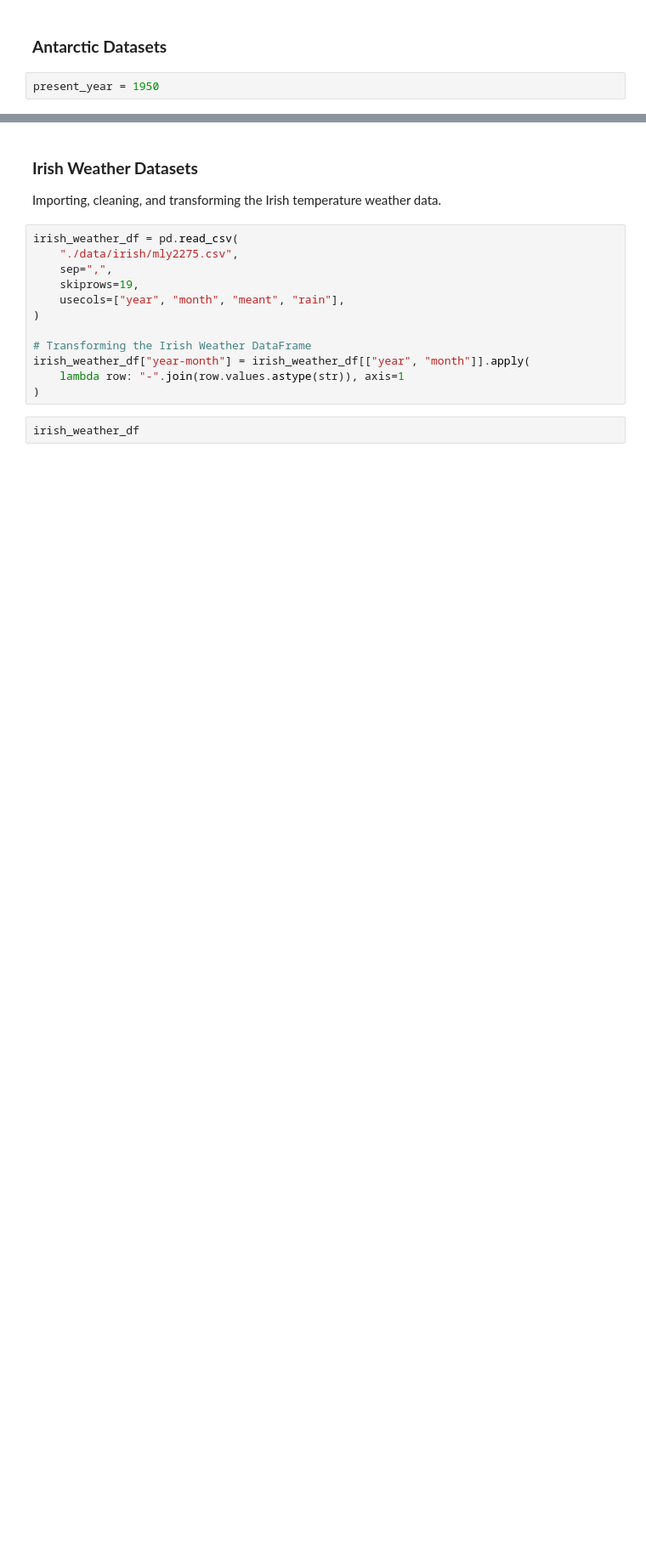
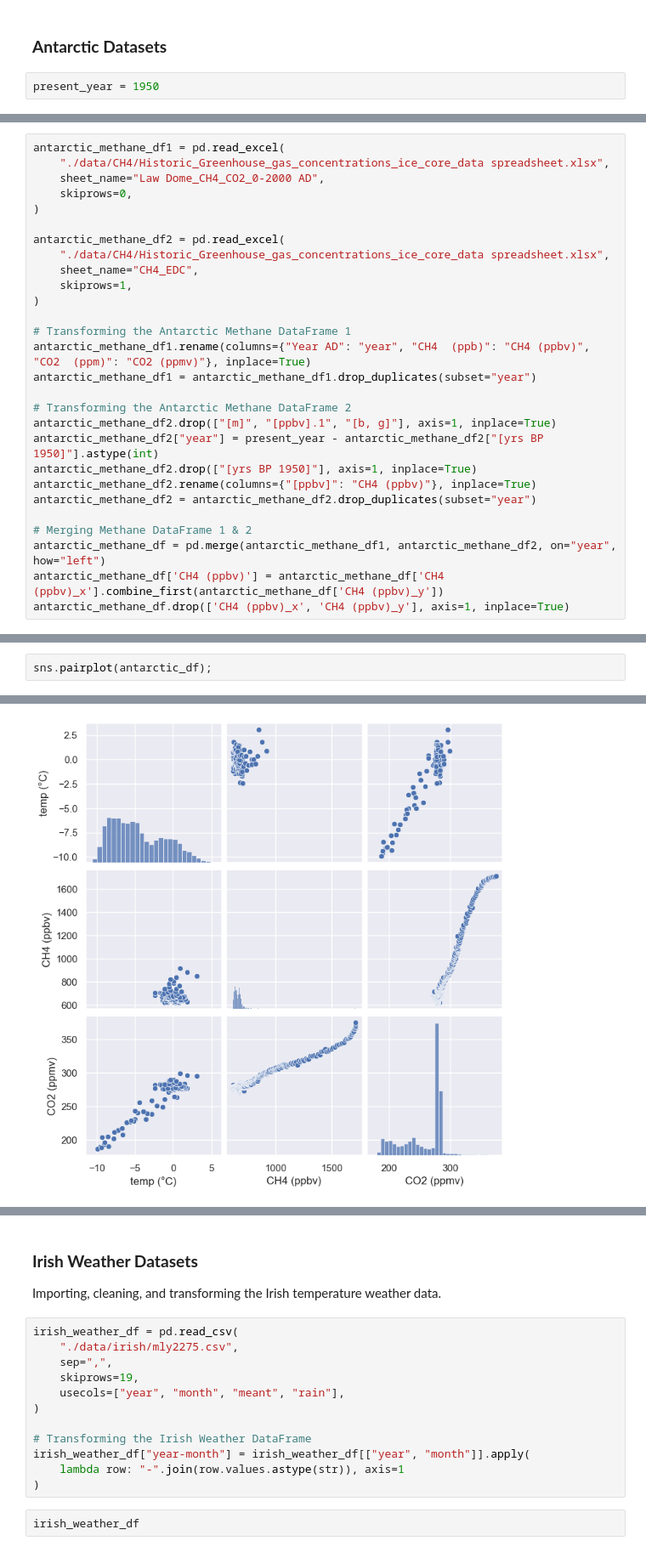
Before and after one commit to damienfarrell/prog-data-project-2, a Jupyter notebook: project_2.ipynb, the cells around one changed output, grey strips where cells are left out. Shown at 85% size. Drawn from its saved outputs; the diff is of its cells as text; blank space fills up the shorter version.

```diff
--- a/project_2.ipynb
+++ b/project_2.ipynb
@@ -251,0 +130,28 @@ antarctic_df["temp"].plot()
+# %%
+antarctic_methane_df1 = pd.read_excel(
+    "./data/CH4/Historic_Greenhouse_gas_concentrations_ice_core_data spreadsheet.xlsx",
+    sheet_name="Law Dome_CH4_CO2_0-2000 AD",
+    skiprows=0,
+)
+
+antarctic_methane_df2 = pd.read_excel(
+    "./data/CH4/Historic_Greenhouse_gas_concentrations_ice_core_data spreadsheet.xlsx",
+    sheet_name="CH4_EDC",
+    skiprows=1,
+)
+
+# Transforming the Antarctic Methane DataFrame 1
+antarctic_methane_df1.rename(columns={"Year AD": "year", "CH4  (ppb)": "CH4 (ppbv)", "CO2  (ppm)": "CO2 (ppmv)"}, inplace=True)
+antarctic_methane_df1 = antarctic_methane_df1.drop_duplicates(subset="year")
+
+# Transforming the Antarctic Methane DataFrame 2
+antarctic_methane_df2.drop(["[m]", "[ppbv].1", "[b, g]"], axis=1, inplace=True)
+antarctic_methane_df2["year"] = present_year - antarctic_methane_df2["[yrs BP 1950]"].astype(int)
+antarctic_methane_df2.drop(["[yrs BP 1950]"], axis=1, inplace=True)
+antarctic_methane_df2.rename(columns={"[ppbv]": "CH4 (ppbv)"}, inplace=True)
+antarctic_methane_df2 = antarctic_methane_df2.drop_duplicates(subset="year")
+
+# Merging Methane DataFrame 1 & 2
+antarctic_methane_df = pd.merge(antarctic_methane_df1, antarctic_methane_df2, on="year", how="left")
+antarctic_methane_df['CH4 (ppbv)'] = antarctic_methane_df['CH4 (ppbv)_x'].combine_first(antarctic_methane_df['CH4 (ppbv)_y'])
+antarctic_methane_df.drop(['CH4 (ppbv)_x', 'CH4 (ppbv)_y'], axis=1, inplace=True)
@@ -251,0 +216,3 @@ antarctic_df["temp"].plot()
+# %%
+sns.pairplot(antarctic_df);
+# %% [output]
@@ -251,0 +220 @@ antarctic_df["temp"].plot()
+[figure, added]
```
Also changed, not shown: parts of 34 cells of this notebook, 3 other files.
